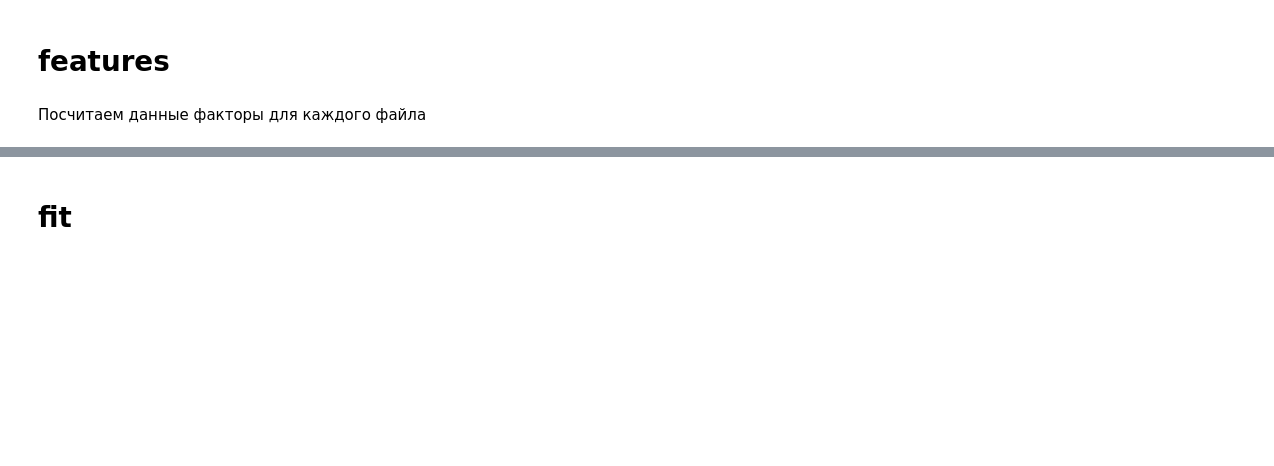
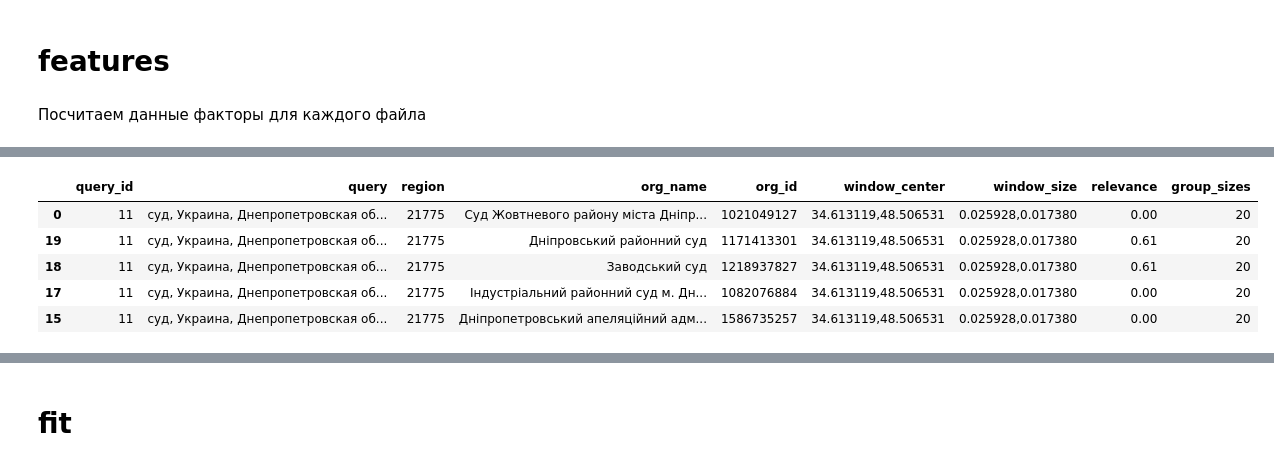
Before and after one commit to BNazh/shad2018, a Jupyter notebook: ML/competition2/baseline.ipynb, the cells around one changed output, grey strips where cells are left out. Drawn from its saved outputs; the diff is of its cells as text; code cells hidden in the pictures; blank space fills up the shorter version.

```diff
--- a/ML/competition2/baseline.ipynb
+++ b/ML/competition2/baseline.ipynb
@@ -110,0 +102,9 @@ test_factors = pd.concat((test_pool.apply(calc_bigram_factors, axis=1),
+# %%
+train_pool.head()
+# %% [output]
+|  | query_id | query | region | org_name | org_id | window_center | window_size | relevance | group_sizes |
+| 0 | 11 | суд, Украина, Днепропетровская об... | 21775 | Суд Жовтневого району міста Дніпр... | 1021049127 | 34.613119,48.506531 | 0.025928,0.017380 | 0.00 | 20 |
+| 19 | 11 | суд, Украина, Днепропетровская об... | 21775 | Дніпровський районний суд | 1171413301 | 34.613119,48.506531 | 0.025928,0.017380 | 0.61 | 20 |
+| 18 | 11 | суд, Украина, Днепропетровская об... | 21775 | Заводський суд | 1218937827 | 34.613119,48.506531 | 0.025928,0.017380 | 0.61 | 20 |
+| 17 | 11 | суд, Украина, Днепропетровская об... | 21775 | Індустріальний районний суд м. Дн... | 1082076884 | 34.613119,48.506531 | 0.025928,0.017380 | 0.00 | 20 |
+| 15 | 11 | суд, Украина, Днепропетровская об... | 21775 | Дніпропетровський апеляційний адм... | 1586735257 | 34.613119,48.506531 | 0.025928,0.017380 | 0.00 | 20 |
```
Also changed, not shown: parts of 18 cells of this notebook.
